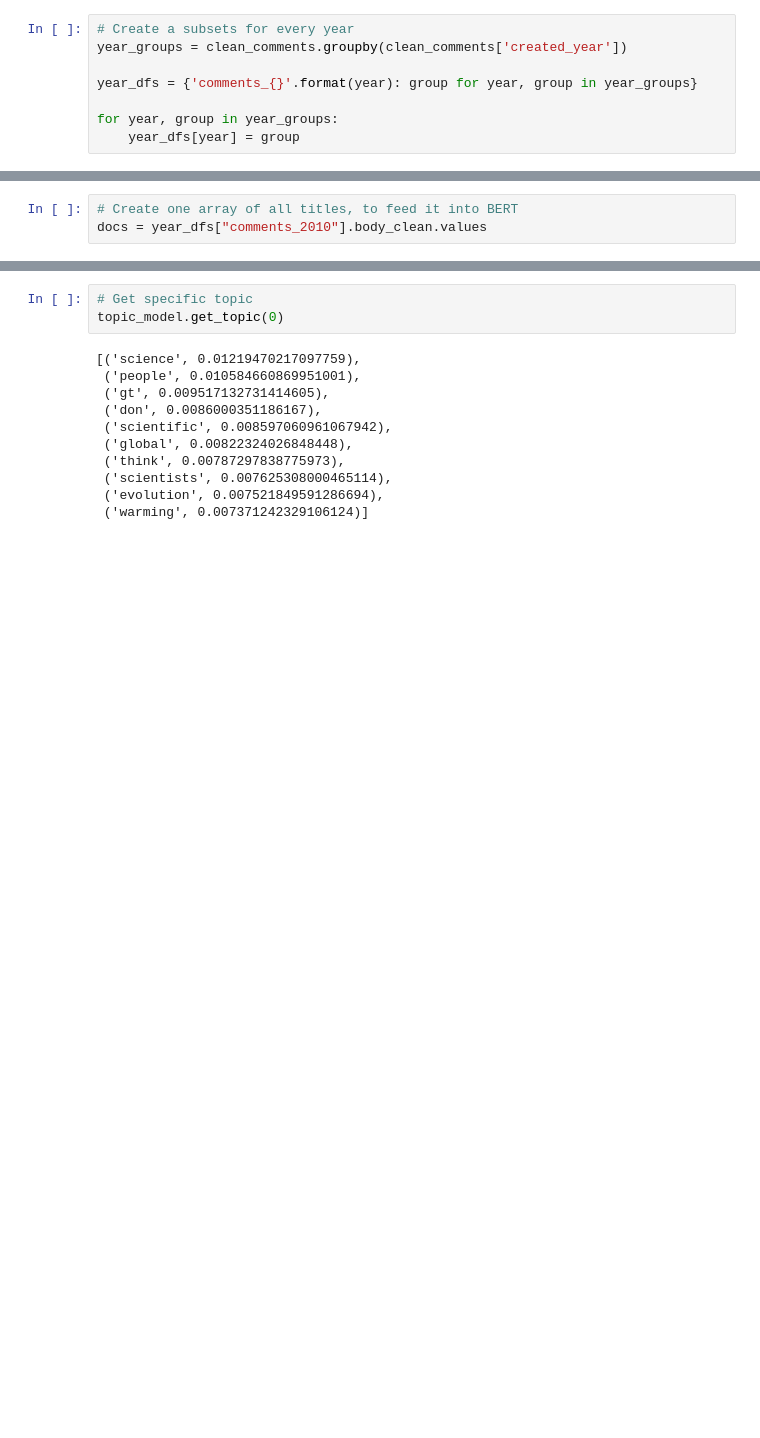
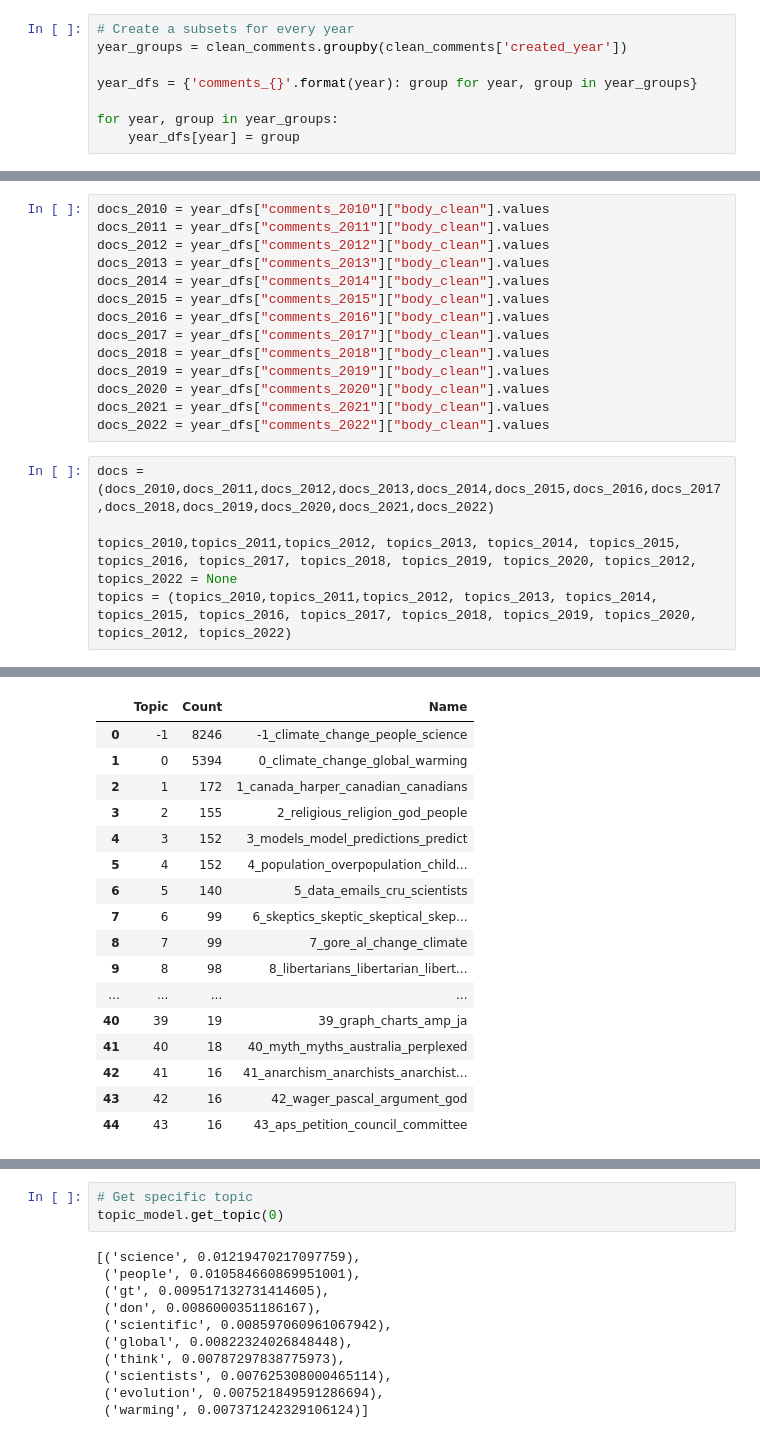
Before and after one commit to anjaghub/datascience_project_2023, a Jupyter notebook: 3_modeling_topic_cluster.ipynb, the cells around one changed output, grey strips where cells are left out. Drawn from its saved outputs; the diff is of its cells as text; blank space fills up the shorter version.

Commit message:
topic modeling per year

```diff
--- a/3_modeling_topic_cluster.ipynb
+++ b/3_modeling_topic_cluster.ipynb
@@ -74,3 +121,20 @@ year_dfs["comments_2021"]
-# %%
-# Create one array of all titles, to feed it into BERT
-docs = year_dfs["comments_2010"].body_clean.values
+# %%
+docs_2010 = year_dfs["comments_2010"]["body_clean"].values
+docs_2011 = year_dfs["comments_2011"]["body_clean"].values
+docs_2012 = year_dfs["comments_2012"]["body_clean"].values
+docs_2013 = year_dfs["comments_2013"]["body_clean"].values
+docs_2014 = year_dfs["comments_2014"]["body_clean"].values
+docs_2015 = year_dfs["comments_2015"]["body_clean"].values
+docs_2016 = year_dfs["comments_2016"]["body_clean"].values
+docs_2017 = year_dfs["comments_2017"]["body_clean"].values
+docs_2018 = year_dfs["comments_2018"]["body_clean"].values
+docs_2019 = year_dfs["comments_2019"]["body_clean"].values
+docs_2020 = year_dfs["comments_2020"]["body_clean"].values
+docs_2021 = year_dfs["comments_2021"]["body_clean"].values
+docs_2022 = year_dfs["comments_2022"]["body_clean"].values
+# %%
+docs = (docs_2010,docs_2011,docs_2012,docs_2013,docs_2014,docs_2015,docs_2016,docs_2017,docs_2018,docs_2019,docs_2020,docs_2021,docs_2022)
+
+topics_2010,topics_2011,topics_2012, topics_2013, topics_2014, topics_2015, topics_2016, topics_2017, topics_2018, topics_2019, topics_2020, topics_2012, topics_2022 = None
+topics = (topics_2010,topics_2011,topics_2012, topics_2013, topics_2014, topics_2015, topics_2016, topics_2017, topics_2018, topics_2019, topics_2020, topics_2012, topics_2022)
+# %% [output]
@@ -77 +145,18 @@ docs = year_dfs["comments_2010"].body_clean.values
+|  | Topic | Count | Name |
+| 0 | -1 | 8246 | -1_climate_change_people_science |
+| 1 | 0 | 5394 | 0_climate_change_global_warming |
+| 2 | 1 | 172 | 1_canada_harper_canadian_canadians |
+| 3 | 2 | 155 | 2_religious_religion_god_people |
+| 4 | 3 | 152 | 3_models_model_predictions_predict |
+| 5 | 4 | 152 | 4_population_overpopulation_child... |
+| 6 | 5 | 140 | 5_data_emails_cru_scientists |
+| 7 | 6 | 99 | 6_skeptics_skeptic_skeptical_skep... |
+| 8 | 7 | 99 | 7_gore_al_change_climate |
+| 9 | 8 | 98 | 8_libertarians_libertarian_libert... |
+| ... | ... | ... | ... |
+| 40 | 39 | 19 | 39_graph_charts_amp_ja |
+| 41 | 40 | 18 | 40_myth_myths_australia_perplexed |
+| 42 | 41 | 16 | 41_anarchism_anarchists_anarchist... |
+| 43 | 42 | 16 | 42_wager_pascal_argument_god |
+| 44 | 43 | 16 | 43_aps_petition_council_committee |
 # %%
```
Also changed, not shown: parts of 12 cells of this notebook.
